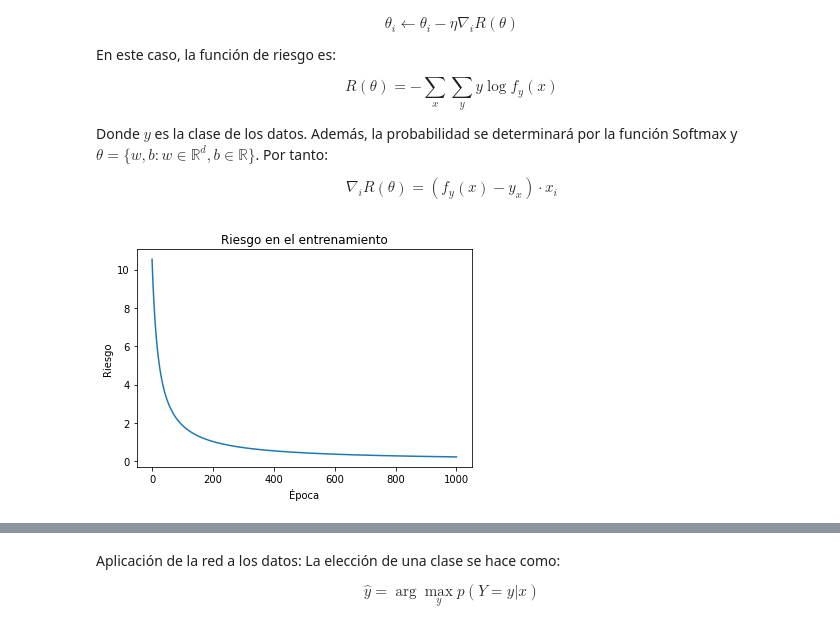
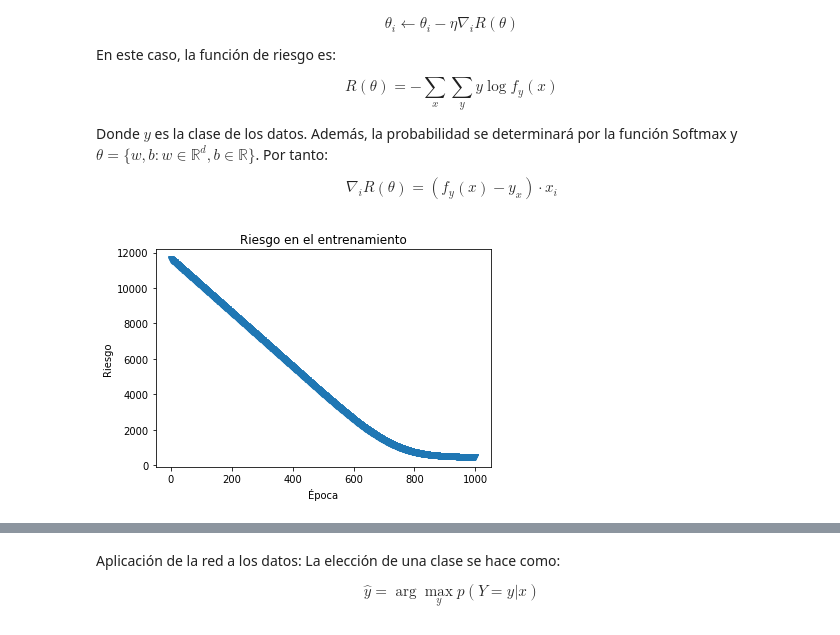
Before and after one commit to VMijangos/Redes_Neuronales, a Jupyter notebook: Notebooks/05 GradienteDescendiente.ipynb, the cells around one changed output, grey strips where cells are left out. Saved outputs shown, nothing was run; the diff lists cells and outputs as text; code cells hidden in the pictures.

```diff
--- a/Notebooks/05 GradienteDescendiente.ipynb
+++ b/Notebooks/05 GradienteDescendiente.ipynb
@@ -13,14 +14,9 @@ from sklearn.metrics import classification_report
 
 Usamos datos que representan un problema de clasificación binario. Utilizamos el 70 \% de los datos para el entrenamiento y el 30 para la evaluación.
 # %%
-data = pd.read_csv('cat_data.csv')
-
-#Convertir los datos a numpy
-npData = data.to_numpy()
-#Ejemplos
-X = npData[:,:-1]
-#Clases de los ejemplos
-Y = npData[:,-1]
+dataset = load_breast_cancer()
+X = dataset.data
+Y = dataset.target
 
 #Entrenamiento y evaluación
 x_train, x_test, y_train, y_test = train_test_split(X, Y, test_size=0.3)
@@ -29,9 +25,5 @@ x_train, x_test, y_train, y_test = train_test_split(X, Y, test_size=0.3)
 #Unidades de entrada
 m,n = x_train.shape
 
-#Tamaño de los datos
-#Unidades de entrada
-m,n = x_train.shape
-
-data
+pd.DataFrame(data=X, columns=dataset.feature_names)
 # %% [output]
@@ -76,7 +64,7 @@ $$\nabla_iR(\theta) = (f_y(x) - y_x) \cdot x_i$$
 #Número de itraciones
 its = 1000
 #Rango de aprendizaje
-lr = 0.01
+lr = 1e-10
 
 np.random.seed(0)
 w = np.random.rand(n,2)/np.sqrt(n)
@@ -91,34 +79,34 @@ while  stop == False:
     #Funcion de preactivacióm
     a = np.dot(x_train,w)+b
     #Función de activación
-    exp = np.exp(a)
+    exp = np.exp(a-np.argmax(a))
     f = exp/exp.sum(1, keepdims=True)
     #Risk por época
     epoch_risk = -np.log(f)[range(m),y_train].sum()
     risk.append(epoch_risk)
 
     #Error
     err = f.copy()
     err[range(m),y_train] -= 1
 
     #Derivada
     dw = np.dot(x_train.T,err)
     db = err.sum(0)
 
     #ACTUALIZACIÓN
     #Gradiente descendiente
     w -= lr*dw
     b -= lr*db
 
     t += 1
     #Criterio de paro
     if t > its:
         stop = True
 
-plt.plot(risk)
+plt.plot(risk, 'v-')
 plt.title('Riesgo en el entrenamiento')
 plt.ylabel('Riesgo')
 plt.xlabel('Época')
 plt.show()
 # %% [output]
-[figure, old version]
+[figure, new version]
```
Also changed, not shown: parts of 7 cells of this notebook.
